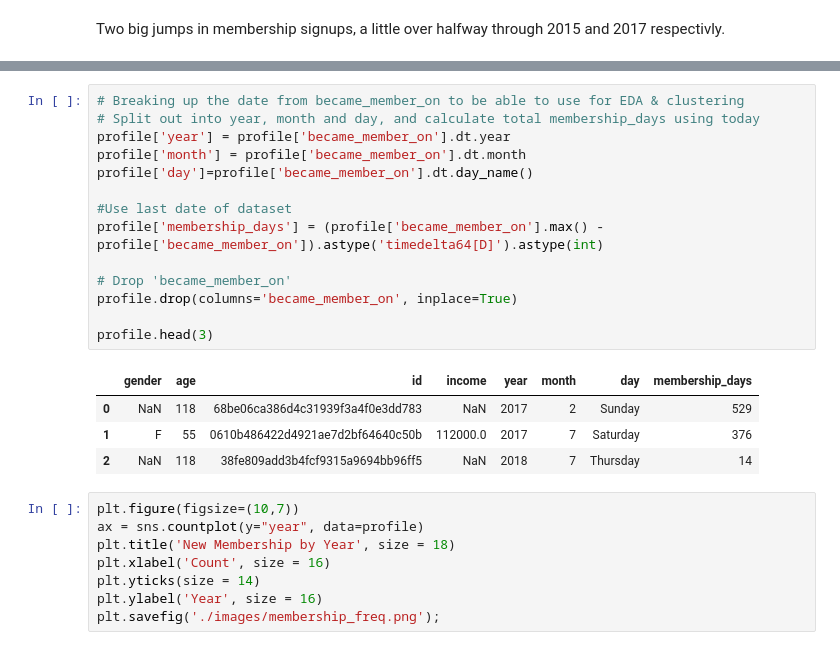
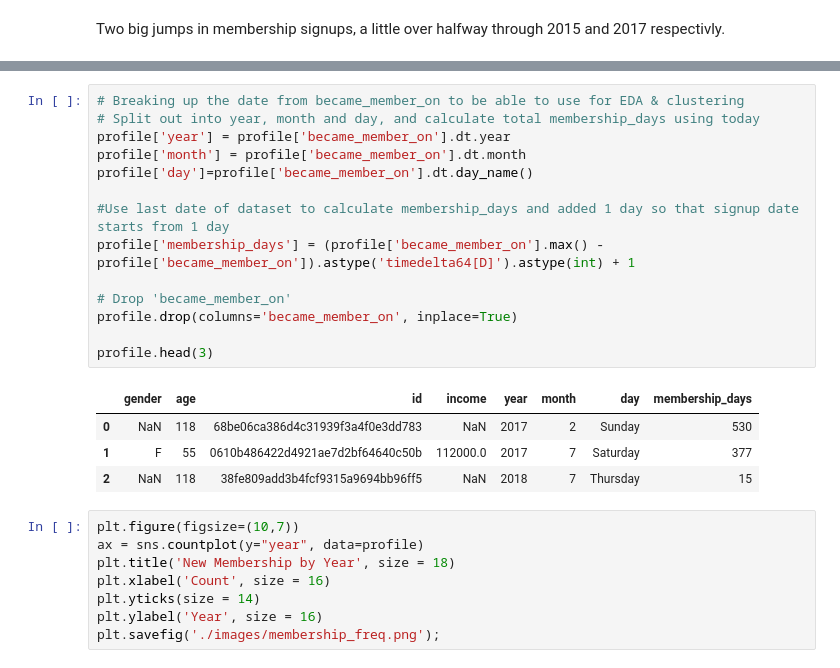
Before and after one commit to ebsiegs/starbucks_customer_segmentation, a Jupyter notebook: 1-Overview_Cleaning_&_EDA.ipynb, the cells around one changed output, grey strips where cells are left out. Saved outputs shown, nothing was run; the diff lists cells and outputs as text.

Commit message:
sunday progress

```diff
--- a/1-Overview_Cleaning_&_EDA.ipynb
+++ b/1-Overview_Cleaning_&_EDA.ipynb
@@ -375,22 +401,22 @@ Two big jumps in membership signups, a little over halfway through 2015 and 2017
 # %%
 # Breaking up the date from became_member_on to be able to use for EDA & clustering
 # Split out into year, month and day, and calculate total membership_days using today
 profile['year'] = profile['became_member_on'].dt.year
 profile['month'] = profile['became_member_on'].dt.month
 profile['day']=profile['became_member_on'].dt.day_name()
 
-#Use last date of dataset
-profile['membership_days'] = (profile['became_member_on'].max() - profile['became_member_on']).astype('timedelta64[D]').astype(int)
+#Use last date of dataset to calculate membership_days and added 1 day so that signup date starts from 1 day
+profile['membership_days'] = (profile['became_member_on'].max() - profile['became_member_on']).astype('timedelta64[D]').astype(int) + 1
 
 # Drop 'became_member_on'
 profile.drop(columns='became_member_on', inplace=True)
 
 profile.head(3)
 # %% [output]
 |  | gender | age | id | income | year | month | day | membership_days |
-| 0 | NaN | 118 | 68be06ca386d4c31939f3a4f0e3dd783 | NaN | 2017 | 2 | Sunday | 529 |
-| 1 | F | 55 | 0610b486422d4921ae7d2bf64640c50b | 112000.0 | 2017 | 7 | Saturday | 376 |
-| 2 | NaN | 118 | 38fe809add3b4fcf9315a9694bb96ff5 | NaN | 2018 | 7 | Thursday | 14 |
+| 0 | NaN | 118 | 68be06ca386d4c31939f3a4f0e3dd783 | NaN | 2017 | 2 | Sunday | 530 |
+| 1 | F | 55 | 0610b486422d4921ae7d2bf64640c50b | 112000.0 | 2017 | 7 | Saturday | 377 |
+| 2 | NaN | 118 | 38fe809add3b4fcf9315a9694bb96ff5 | NaN | 2018 | 7 | Thursday | 15 |
 # %%
 plt.figure(figsize=(10,7))
 ax = sns.countplot(y="year", data=profile)
```
Also changed, not shown: parts of 78 cells of this notebook, 17 other files.
